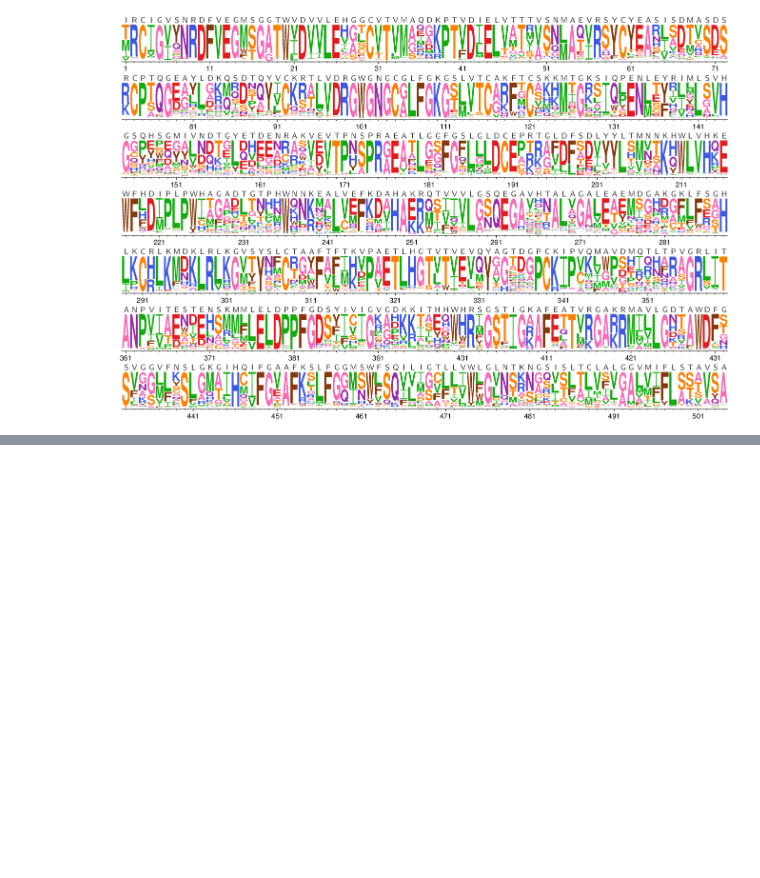
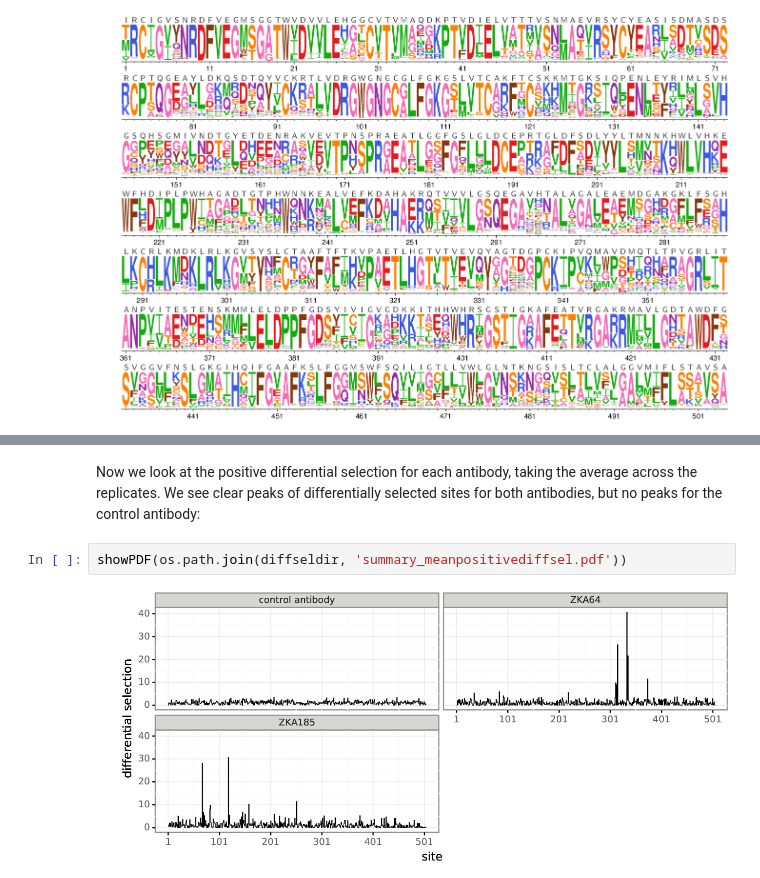
Before and after one commit to jbloomlab/ZIKV_DMS_with_EvansLab, a Jupyter notebook: analysis_notebook.ipynb, the cells around one changed output, grey strips where cells are left out. Cells and saved outputs as stored; diff of their text form; blank space fills up the shorter version.

```diff
--- a/analysis_notebook.ipynb
+++ b/analysis_notebook.ipynb
@@ -404,0 +488,7 @@ showPDF(os.path.join(logodir, 'rescaled_prefs.pdf'))
+# %% [markdown]
+Now we look at the positive differential selection for each antibody, taking the average across the replicates.
+We see clear peaks of differentially selected sites for both antibodies, but no peaks for the control antibody:
+# %%
+showPDF(os.path.join(diffseldir, 'summary_meanpositivediffsel.pdf'))
+# %% [output]
+[figure, added]
```
Also changed, not shown: parts of 28 cells of this notebook, 5 other files.
